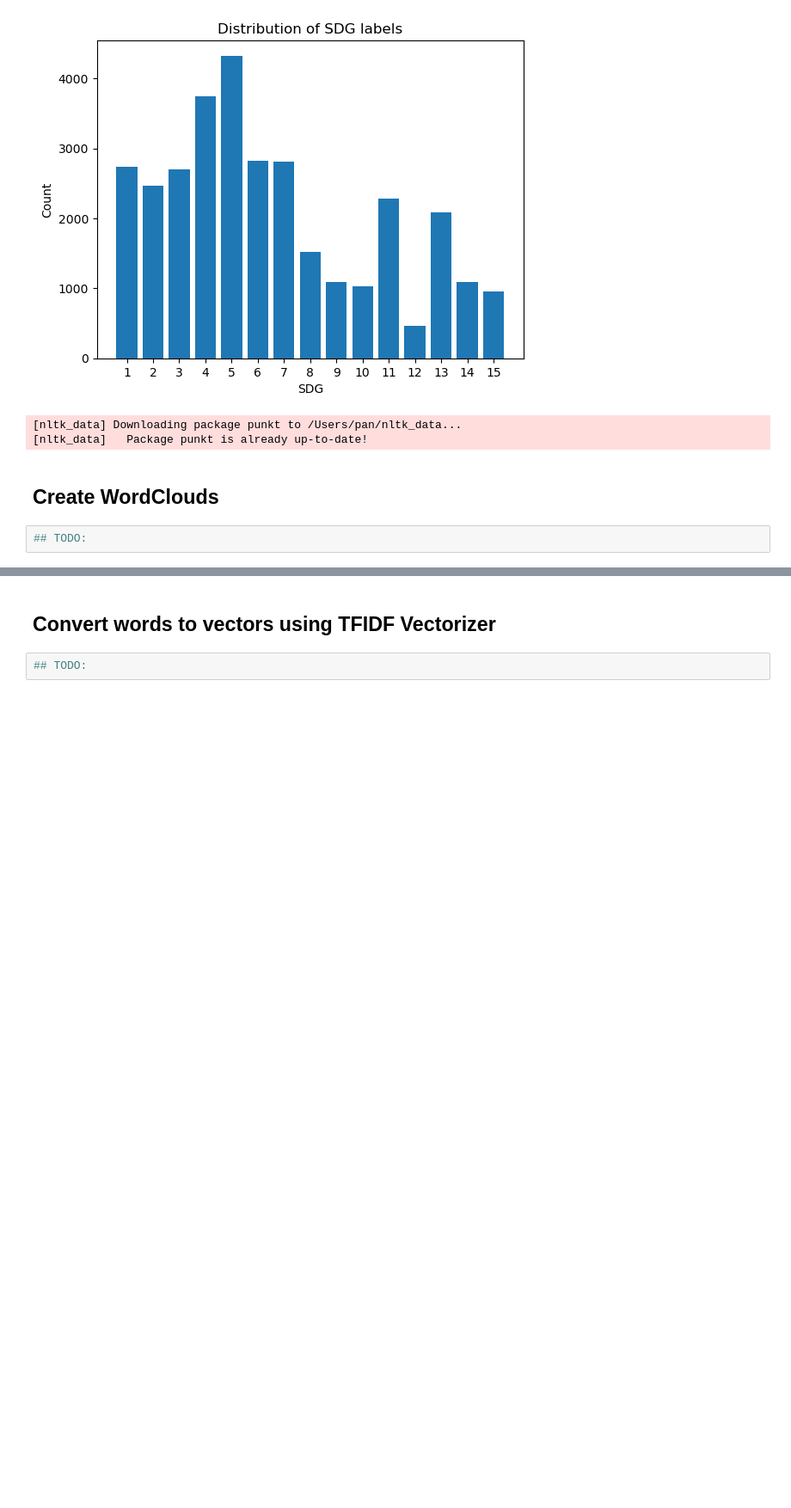
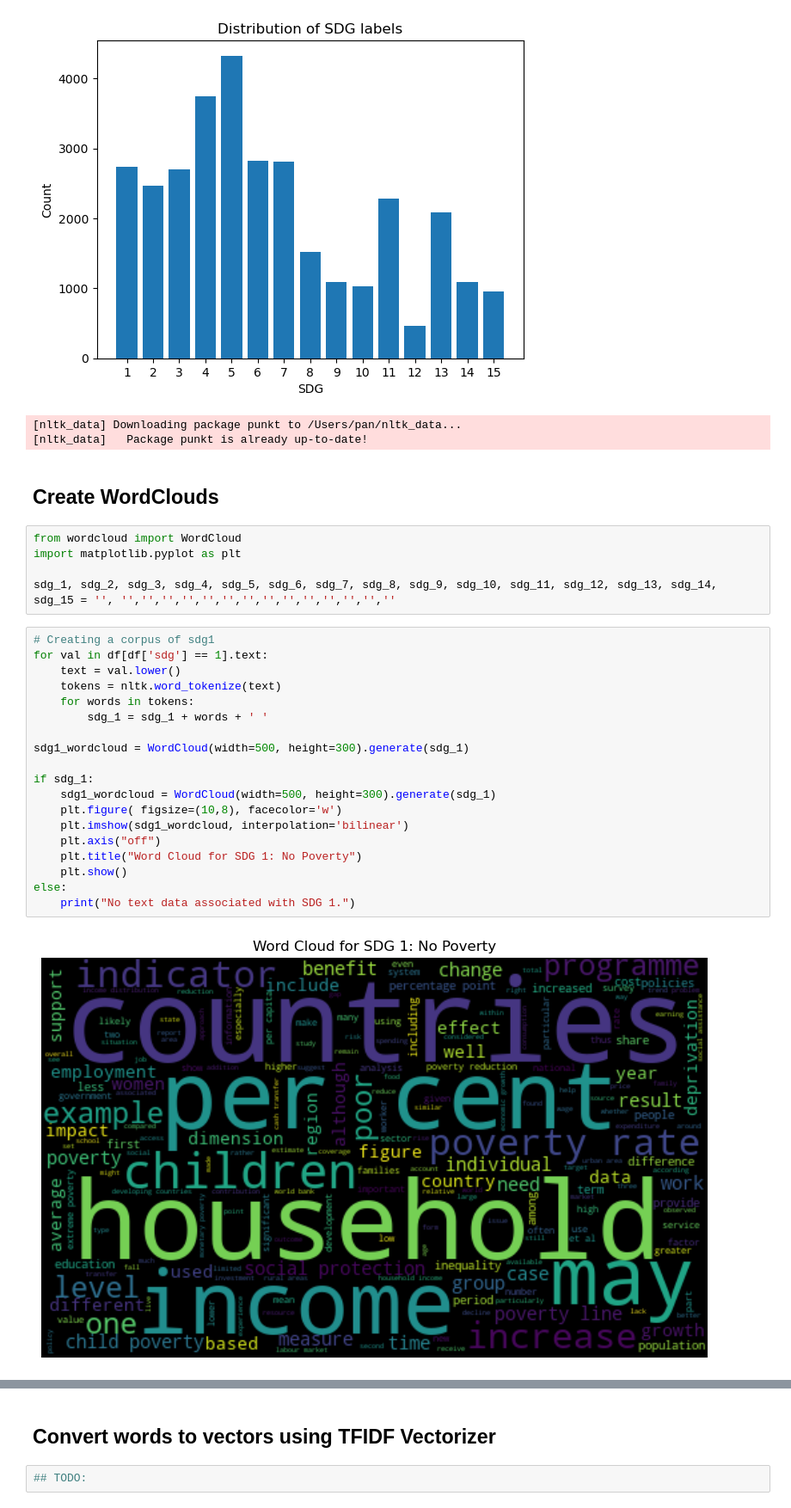
Before and after one commit to johnnyqjy/data245, a Jupyter notebook: data.ipynb, the cells around one changed output, grey strips where cells are left out. Shown at 86% size. Drawn from its saved outputs; the diff is of its cells as text; blank space fills up the shorter version.

Commit message:
Distribution & Create WordClouds

```diff
--- a/data.ipynb
+++ b/data.ipynb
@@ -138,5 +138,29 @@ warnings.filterwarnings('ignore')
 [nltk_data]   Package punkt is already up-to-date!
 # %% [markdown]
 ## Create WordClouds
-# %%
-## TODO:
+# %%
+from wordcloud import WordCloud
+import matplotlib.pyplot as plt
+
+sdg_1, sdg_2, sdg_3, sdg_4, sdg_5, sdg_6, sdg_7, sdg_8, sdg_9, sdg_10, sdg_11, sdg_12, sdg_13, sdg_14, sdg_15 = '', '','','','','','','','','','','','','',''
+# %%
+# Creating a corpus of sdg1
+for val in df[df['sdg'] == 1].text:
+    text = val.lower()
+    tokens = nltk.word_tokenize(text)
+    for words in tokens:
+        sdg_1 = sdg_1 + words + ' '
+
+sdg1_wordcloud = WordCloud(width=500, height=300).generate(sdg_1)
+
+if sdg_1:
+    sdg1_wordcloud = WordCloud(width=500, height=300).generate(sdg_1)
+    plt.figure( figsize=(10,8), facecolor='w')
+    plt.imshow(sdg1_wordcloud, interpolation='bilinear')
+    plt.axis("off")
+    plt.title("Word Cloud for SDG 1: No Poverty")
+    plt.show()
+else:
+    print("No text data associated with SDG 1.")
+# %% [output]
+[figure, added]
```
Also changed, not shown: parts of 14 cells of this notebook.
